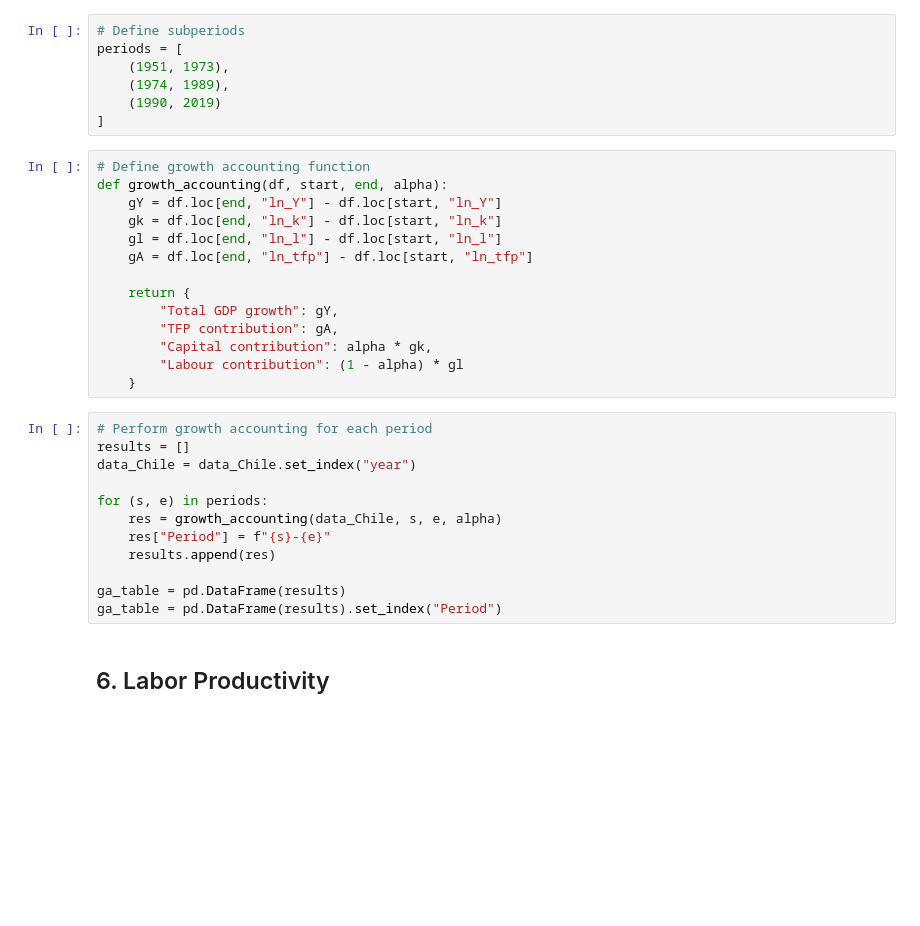
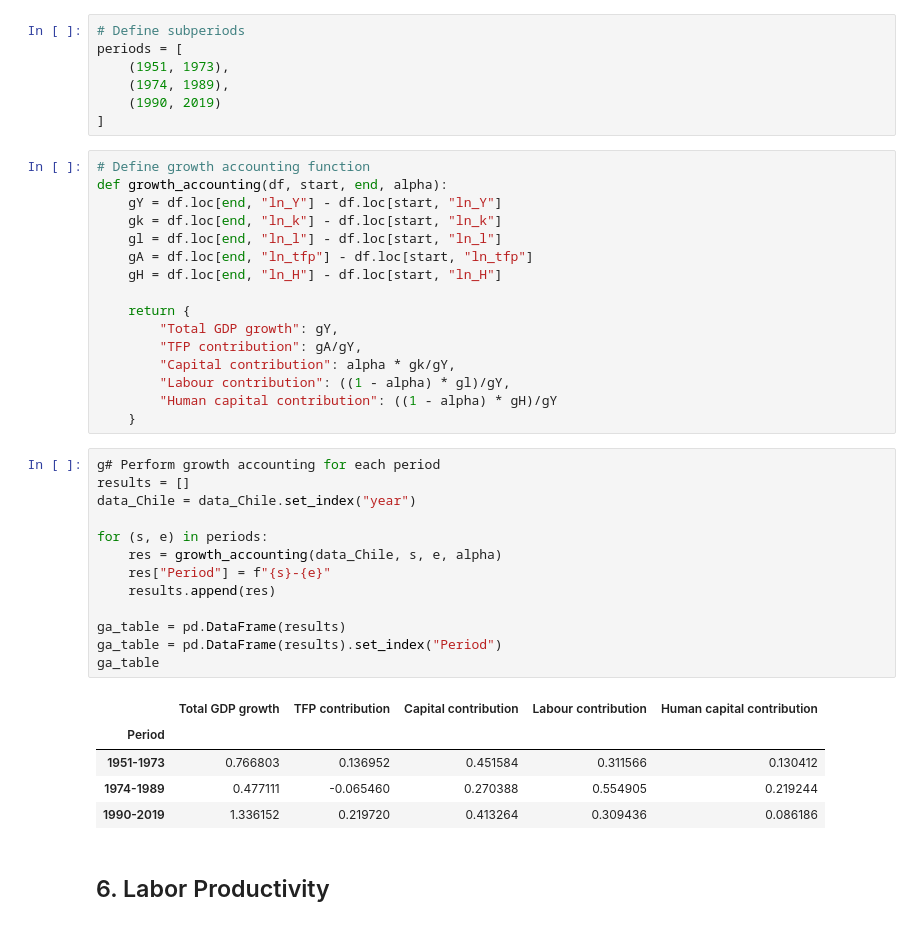
Before and after one commit to IcarusBai/EC2B1_Coursework, a Jupyter notebook: EC2B1_Coursework_Program.ipynb, the cells around one changed output. Cells and saved outputs as stored; diff of their text form; blank space fills up the shorter version.

Commit message:
I added human capital into the model and redid the growth accounting

```diff
--- a/EC2B1_Coursework_Program.ipynb
+++ b/EC2B1_Coursework_Program.ipynb
@@ -328,25 +329,34 @@ def growth_accounting(df, start, end, alpha):
     gk = df.loc[end, "ln_k"] - df.loc[start, "ln_k"]
     gl = df.loc[end, "ln_l"] - df.loc[start, "ln_l"]
     gA = df.loc[end, "ln_tfp"] - df.loc[start, "ln_tfp"]
+    gH = df.loc[end, "ln_H"] - df.loc[start, "ln_H"]
 
     return {
         "Total GDP growth": gY,
-        "TFP contribution": gA,
-        "Capital contribution": alpha * gk,
-        "Labour contribution": (1 - alpha) * gl
+        "TFP contribution": gA/gY,
+        "Capital contribution": alpha * gk/gY,
+        "Labour contribution": ((1 - alpha) * gl)/gY,
+        "Human capital contribution": ((1 - alpha) * gH)/gY
     }
 # %%
-# Perform growth accounting for each period
+g# Perform growth accounting for each period
 results = []
 data_Chile = data_Chile.set_index("year")
 
 for (s, e) in periods:
     res = growth_accounting(data_Chile, s, e, alpha)
     res["Period"] = f"{s}-{e}"
     results.append(res)
 
 ga_table = pd.DataFrame(results)
 ga_table = pd.DataFrame(results).set_index("Period")
+ga_table
+# %% [output]
+|  | Total GDP growth | TFP contribution | Capital contribution | Labour contribution | Human capital contribution |
+| Period |  |  |  |  |  |
+| 1951-1973 | 0.766803 | 0.136952 | 0.451584 | 0.311566 | 0.130412 |
+| 1974-1989 | 0.477111 | -0.065460 | 0.270388 | 0.554905 | 0.219244 |
+| 1990-2019 | 1.336152 | 0.219720 | 0.413264 | 0.309436 | 0.086186 |
 # %% [markdown]
 ## 6. Labor Productivity
 # %%
```
Also changed, not shown: parts of 3 cells of this notebook, 3 other files.
